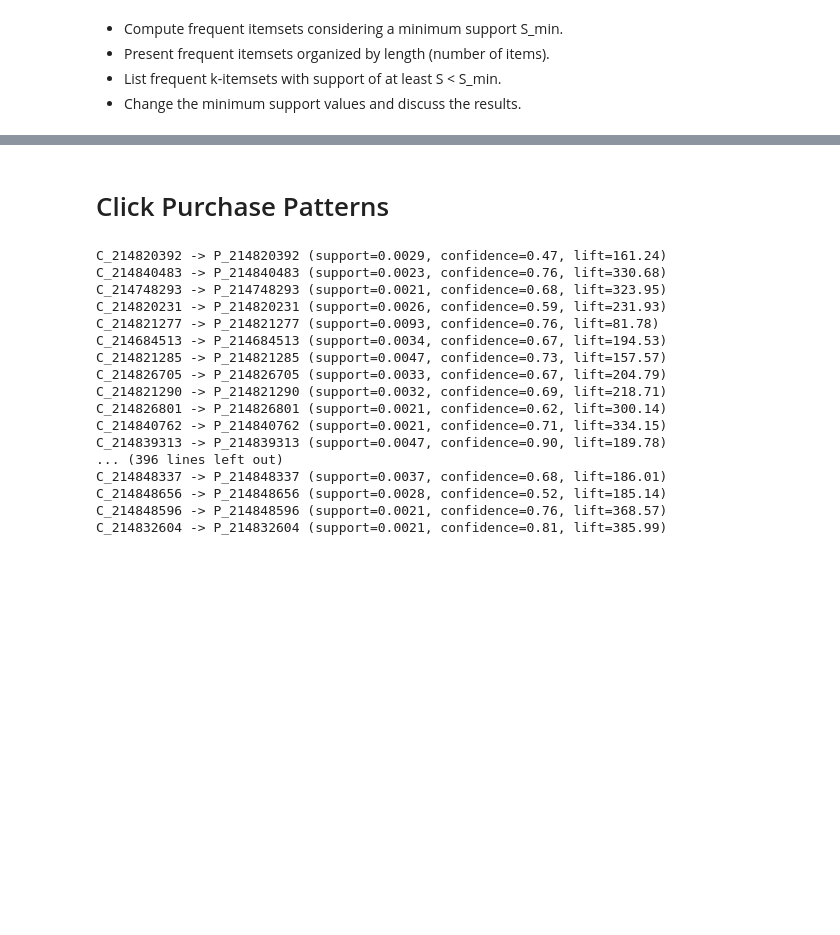
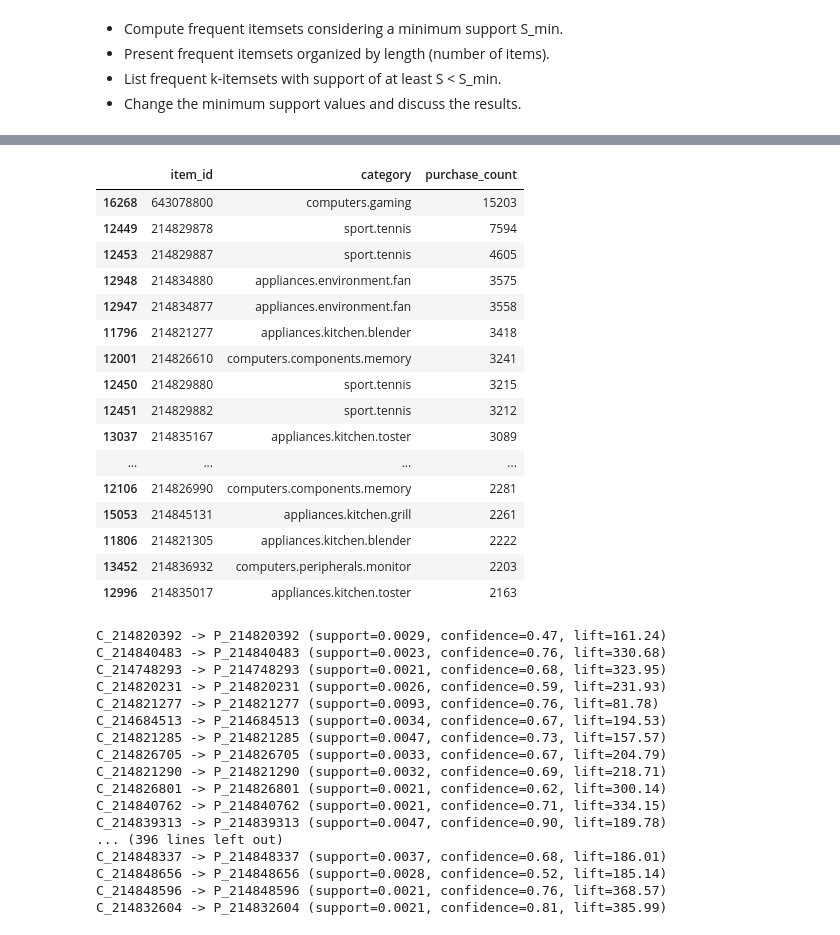
Before and after one commit to vb213/datamining, a Jupyter notebook: PD_202526_Project.ipynb, the cells around one changed output, grey strips where cells are left out. Cells and saved outputs as stored; diff of their text form; code cells hidden in the pictures; blank space fills up the shorter version.

```diff
--- a/PD_202526_Project.ipynb
+++ b/PD_202526_Project.ipynb
@@ -185,3 +237,33 @@ popular_clicked.head(20)
+# %%
+# Most purchased items in purchases for specific items
+
+popular_purchased = (
+    purchases.groupby(["item_id", "category"])
+    .size()
+    .reset_index(name="purchase_count")
+    .sort_values("purchase_count", ascending=False)
+)
+
+
+popular_purchased.head(20)
+# %% [output]
+|  | item_id | category | purchase_count |
+| 16268 | 643078800 | computers.gaming | 15203 |
+| 12449 | 214829878 | sport.tennis | 7594 |
+| 12453 | 214829887 | sport.tennis | 4605 |
+| 12948 | 214834880 | appliances.environment.fan | 3575 |
+| 12947 | 214834877 | appliances.environment.fan | 3558 |
+| 11796 | 214821277 | appliances.kitchen.blender | 3418 |
+| 12001 | 214826610 | computers.components.memory | 3241 |
+| 12450 | 214829880 | sport.tennis | 3215 |
+| 12451 | 214829882 | sport.tennis | 3212 |
+| 13037 | 214835167 | appliances.kitchen.toster | 3089 |
+| ... | ... | ... | ... |
+| 12106 | 214826990 | computers.components.memory | 2281 |
+| 15053 | 214845131 | appliances.kitchen.grill | 2261 |
+| 11806 | 214821305 | appliances.kitchen.blender | 2222 |
+| 13452 | 214836932 | computers.peripherals.monitor | 2203 |
+| 12996 | 214835017 | appliances.kitchen.toster | 2163 |
 # %%
 from mlxtend.frequent_patterns import fpgrowth
 
@@ -216,5 +288,3 @@ frequent_purchases = pd.read_pickle('frequent_purchases.pkl')
-# %% [markdown]
-# Click Purchase Patterns
 # %%
 click_sets = (
     clicks.groupby(0)[2]
```
Also changed, not shown: parts of 13 cells of this notebook.
